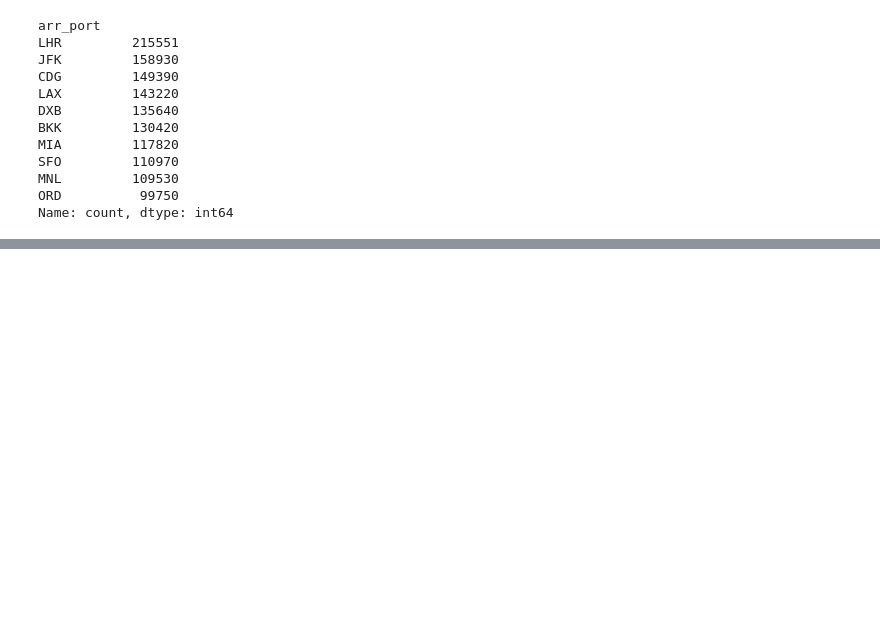
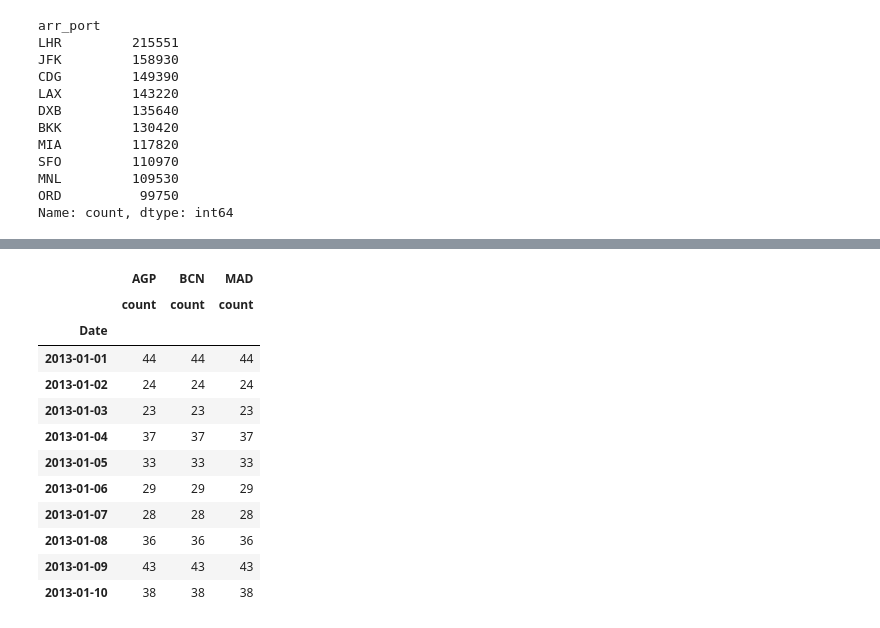
Before and after one commit to lucasbotellaroca/Data_Science_Challenge, a Jupyter notebook: Data_Science_Challenge.ipynb, the cells around one changed output, grey strips where cells are left out. Cells and saved outputs as stored; diff of their text form; code cells hidden in the pictures; blank space fills up the shorter version.

```diff
--- a/Data_Science_Challenge.ipynb
+++ b/Data_Science_Challenge.ipynb
@@ -238,0 +270,2 @@ Name: count, dtype: int64
+# %%
+df_aux=pd.get_dummies(df_ej3['Destination'])
@@ -238,0 +281,22 @@ Name: count, dtype: int64
+# %%
+df_ej3 = df_ej3.join(df_aux)
+# %%
+df_ej3_plot = df_ej3[['Date','AGP', 'BCN', 'MAD']].copy()
+# %%
+df_save = df_ej3_plot.groupby(['Date']).agg(['count'])
+# %%
+df_save
+# %% [output]
+|  | AGP | BCN | MAD |
+|  | count | count | count |
+| Date |  |  |  |
+| 2013-01-01 | 44 | 44 | 44 |
+| 2013-01-02 | 24 | 24 | 24 |
+| 2013-01-03 | 23 | 23 | 23 |
+| 2013-01-04 | 37 | 37 | 37 |
+| 2013-01-05 | 33 | 33 | 33 |
+| 2013-01-06 | 29 | 29 | 29 |
+| 2013-01-07 | 28 | 28 | 28 |
+| 2013-01-08 | 36 | 36 | 36 |
+| 2013-01-09 | 43 | 43 | 43 |
+| 2013-01-10 | 38 | 38 | 38 |
```
Also changed, not shown: parts of 6 cells of this notebook.
